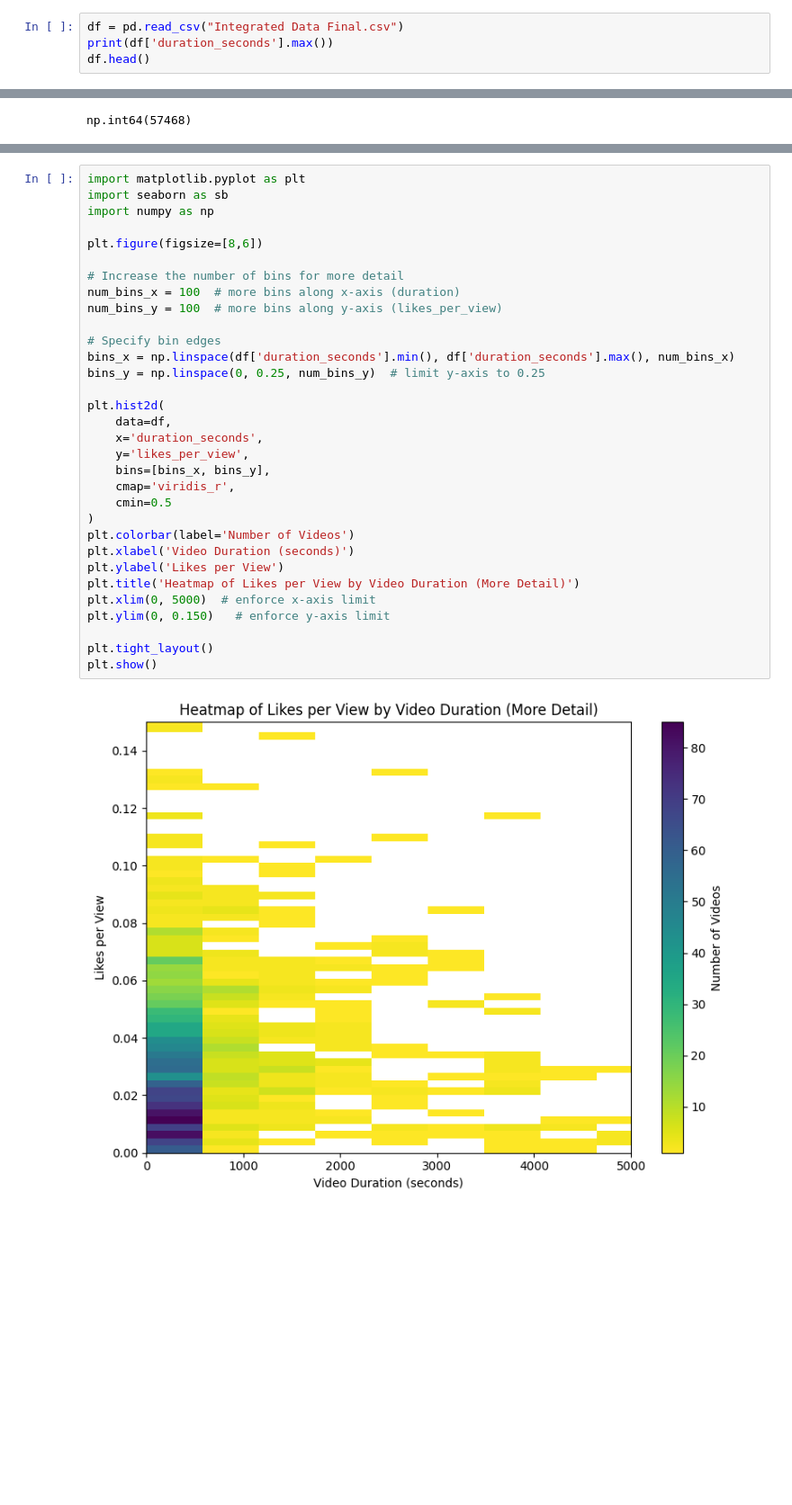
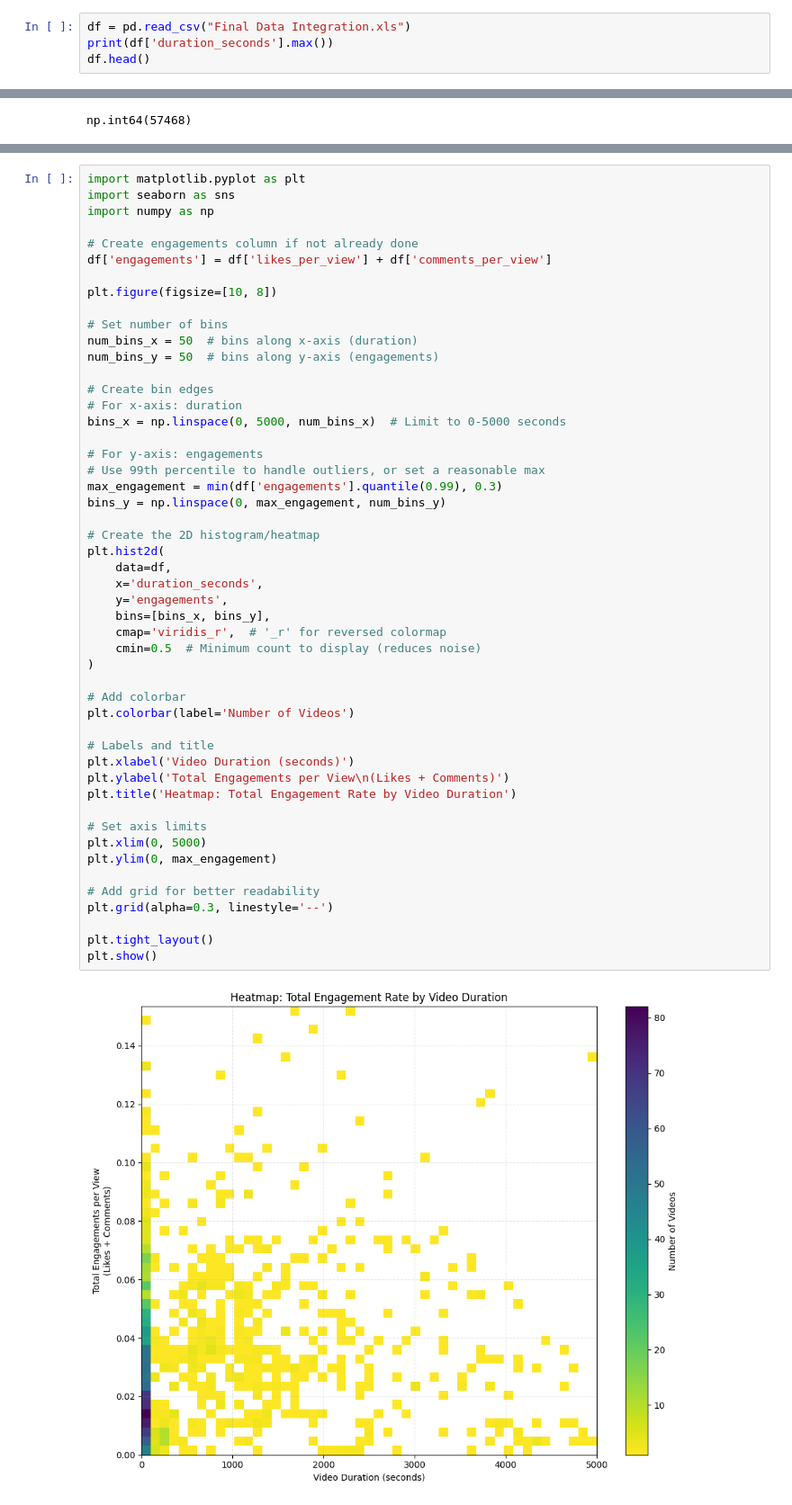
Before and after one commit to Sa3id-jr/analyzing-youtube-engagement, a Jupyter notebook: Figures.ipynb, the cells around one changed output, grey strips where cells are left out. Shown at 90% size. Saved outputs shown, nothing was run; the diff lists cells and outputs as text; blank space fills up the shorter version.

```diff
--- a/Figures.ipynb
+++ b/Figures.ipynb
@@ -7,5 +8,5 @@ import math
 # %%
-df = pd.read_csv("Integrated Data Final.csv")
+df = pd.read_csv("Final Data Integration.xls")
 print(df['duration_seconds'].max())
 df.head()
 # %% [output]
@@ -83,36 +107,54 @@ plt.show()
 # %%
 import matplotlib.pyplot as plt
-import seaborn as sb
+import seaborn as sns
 import numpy as np
 
-plt.figure(figsize=[8,6])
+# Create engagements column if not already done
+df['engagements'] = df['likes_per_view'] + df['comments_per_view']
 
-# Increase the number of bins for more detail
-num_bins_x = 100  # more bins along x-axis (duration)
-num_bins_y = 100  # more bins along y-axis (likes_per_view)
+plt.figure(figsize=[10, 8])
 
-# Specify bin edges
-bins_x = np.linspace(df['duration_seconds'].min(), df['duration_seconds'].max(), num_bins_x)
-bins_y = np.linspace(0, 0.25, num_bins_y)  # limit y-axis to 0.25
+# Set number of bins
+num_bins_x = 50  # bins along x-axis (duration)
+num_bins_y = 50  # bins along y-axis (engagements)
 
+# Create bin edges
+# For x-axis: duration
+bins_x = np.linspace(0, 5000, num_bins_x)  # Limit to 0-5000 seconds
+
+# For y-axis: engagements
+# Use 99th percentile to handle outliers, or set a reasonable max
+max_engagement = min(df['engagements'].quantile(0.99), 0.3)
+bins_y = np.linspace(0, max_engagement, num_bins_y)
+
+# Create the 2D histogram/heatmap
 plt.hist2d(
     data=df,
     x='duration_seconds',
-    y='likes_per_view',
+    y='engagements',
     bins=[bins_x, bins_y],
-    cmap='viridis_r',
-    cmin=0.5
+    cmap='viridis_r',  # '_r' for reversed colormap
+    cmin=0.5  # Minimum count to display (reduces noise)
 )
+
+# Add colorbar
 plt.colorbar(label='Number of Videos')
+
+# Labels and title
 plt.xlabel('Video Duration (seconds)')
-plt.ylabel('Likes per View')
-plt.title('Heatmap of Likes per View by Video Duration (More Detail)')
-plt.xlim(0, 5000)  # enforce x-axis limit
-plt.ylim(0, 0.150)   # enforce y-axis limit
+plt.ylabel('Total Engagements per View\n(Likes + Comments)')
+plt.title('Heatmap: Total Engagement Rate by Video Duration')
+
+# Set axis limits
+plt.xlim(0, 5000)
+plt.ylim(0, max_engagement)
+
+# Add grid for better readability
+plt.grid(alpha=0.3, linestyle='--')
 
 plt.tight_layout()
 plt.show()
 # %% [output]
-[figure, old version]
+[figure, new version]
 # %%
 
```
Also changed, not shown: parts of 11 cells of this notebook, 1 other file.
